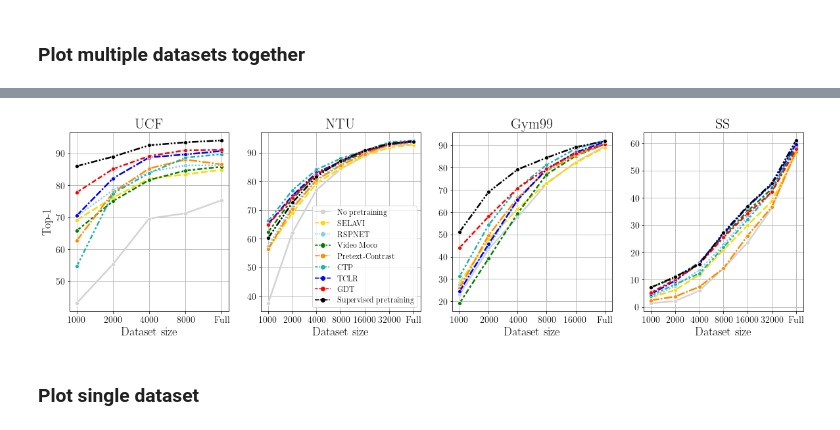
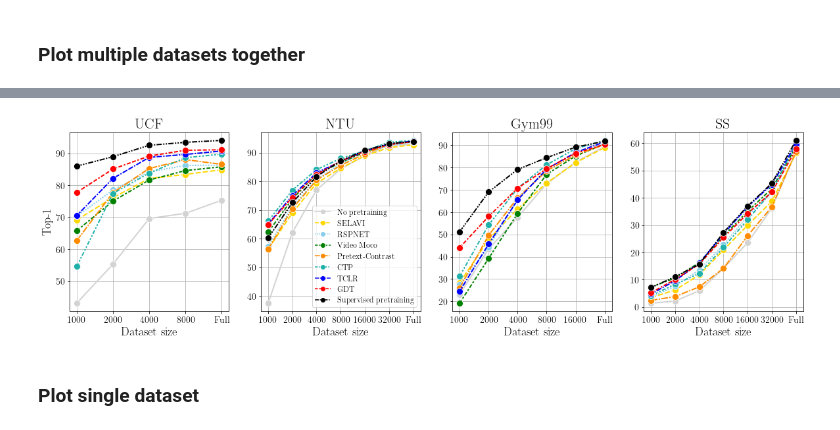
Before and after one commit to bpiyush/ViDA-SSL, a Jupyter notebook: misc/plotting/impact_of_dataset_size.ipynb, the cells around one changed output, grey strips where cells are left out. Saved outputs shown, nothing was run; the diff lists cells and outputs as text; code cells hidden in the pictures.

```diff
--- a/misc/plotting/impact_of_dataset_size.ipynb
+++ b/misc/plotting/impact_of_dataset_size.ipynb
@@ -36,0 +35,6 @@ pd.read_csv(csv_path)
+# %%
+for d, v in dataset_full_size.items():
+    indices = (df.Dataset == d) * (df["Dataset size"] == "Full")
+    df.at[indices, "Dataset size (float)"] = v
+# %%
+df["Dataset size (float)"] = df["Dataset size (float)"].astype(float)
@@ -49,12 +69,14 @@ def lineplot(
         labelsize=18,
         legendsize=18,
         tickssize=14,
+        linewidth=2.0,
         palette=["lightgray", "gold", "skyblue", "green", "darkorange", "lightseagreen", "blue", "red", "black"],
         markers=["o" for _ in range(9)],
         ylim=[30, 100],
         save=False,
         show=True,
         ylabel=None,
+        use_custom_yticks=False,
     ):
     if ax is None:
         fig, ax = plt.subplots(1, 1, figsize=figsize, constrained_layout=True)
@@ -67,10 +89,11 @@ def lineplot(
         style=style,
         markers=markers,
         ax=ax,
-        linewidth=2.5,
+        linewidth=linewidth,
         # linestyle="--",
         palette=palette,
         legend=legend,
+        markersize=10,
     )
 
     ax.grid()
@@ -89,6 +112,12 @@ def lineplot(
     if legend:
         ax.legend(fontsize=legendsize)
 
+    # import ipdb; ipdb.set_trace()
+    if use_custom_yticks:
+        ax.set_yticks(ticks=ax.get_yticks())
+        curr_ticks = ax.get_yticks()
+        ax.set_yticks(ticks=np.linspace(curr_ticks[0], curr_ticks[-1], 15))
+
     ax.yaxis.label.set_size(labelsize)
     ax.xaxis.label.set_size(labelsize)
 
@@ -107,15 +136,12 @@ def lineplot(
 # %% [markdown]
 ### Plot multiple datasets together
 # %%
-def linesubplots(df, ykey="Top-1"):
+def linesubplots(df, ykey="Top-1", save=False, path="../../results/plots/lineplot.pdf"):
     datasets = df.Dataset.unique()
     fig, axes = plt.subplots(1, len(datasets), figsize=(20, 5))
 
     for i in range(len(axes)):
         sub_df = df[df["Dataset"] == datasets[i]].copy()
-        # sub_df["Top-1 (Exp)"] = sub_df["Top-1"].apply(lambda x: x)
-        # sub_df[f"{ykey} (norm)"] = sub_df.groupby("Dataset size")[[ykey]].transform(lambda x: (x - x.min()) / (x.max() - x.min()))
-        # ykey = f"{ykey} (norm)"
 
         ylabel = "Top-1" if i == 0 else None
         legend = True if i == 1 else False
@@ -135,4 +161,7 @@ def linesubplots(df, ykey="Top-1"):
             ylabel=ylabel,
         )
 
+    if save:
+        plt.savefig(path, bbox_inches="tight")
+
     plt.show()
@@ -171,6 +168,6 @@ plt.show()
 # %%
-linesubplots(df, "Top-1")
+linesubplots(df, "Top-1", save=True, path="../../results/plots/domain_shift-dataset_size.pdf")
 # %% [output]
-[figure, old version]
+[figure, new version]
 # %% [markdown]
 ### Plot single dataset
```
Also changed, not shown: parts of 21 cells of this notebook, 17 other files.
